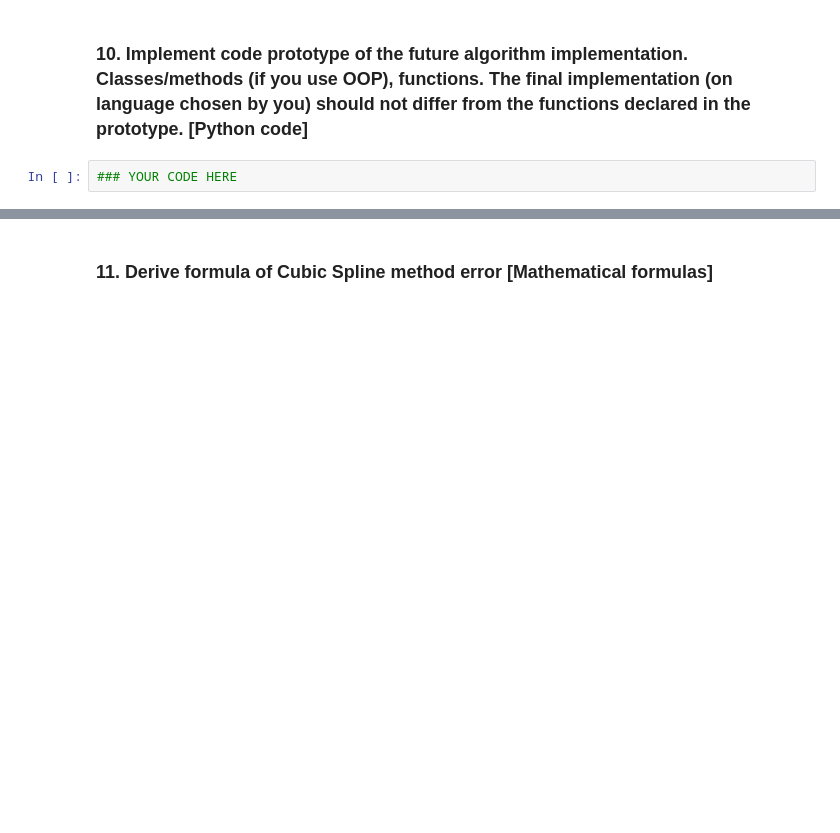
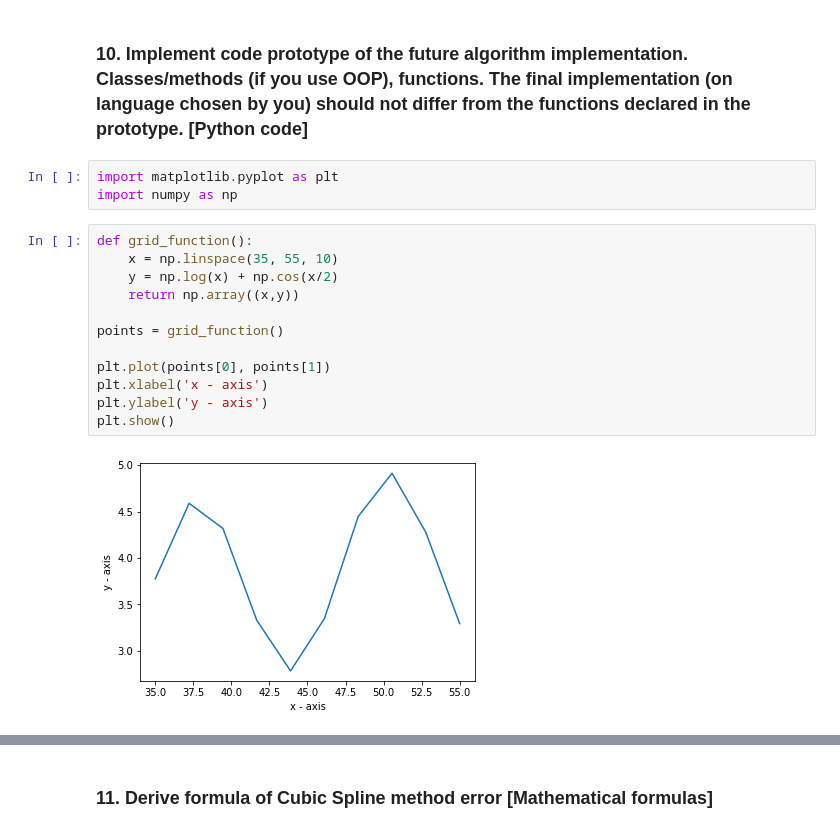
Before and after one commit to cubazis/inno_nummod_fall_2019, a Jupyter notebook: ha2/ha2.ipynb, the cells around one changed output, grey strips where cells are left out. Drawn from its saved outputs; the diff is of its cells as text; blank space fills up the shorter version.

```diff
--- a/ha2/ha2.ipynb
+++ b/ha2/ha2.ipynb
@@ -41,4 +198,19 @@ import matplotlib.pyplot as plt
 # %% [markdown]
 ### 10. Implement code prototype of the future algorithm implementation. Classes/methods (if you use OOP), functions. The final implementation (on language chosen by you) should not differ from the functions declared in the prototype. [Python code]
-# %%
-### YOUR CODE HERE
+# %%
+import matplotlib.pyplot as plt
+import numpy as np
+# %%
+def grid_function():
+    x = np.linspace(35, 55, 10)
+    y = np.log(x) + np.cos(x/2)
+    return np.array((x,y))
+
+points = grid_function()
+
+plt.plot(points[0], points[1])
+plt.xlabel('x - axis')
+plt.ylabel('y - axis')
+plt.show()
+# %% [output]
+[figure, added]
```
Also changed, not shown: parts of 26 cells of this notebook.
